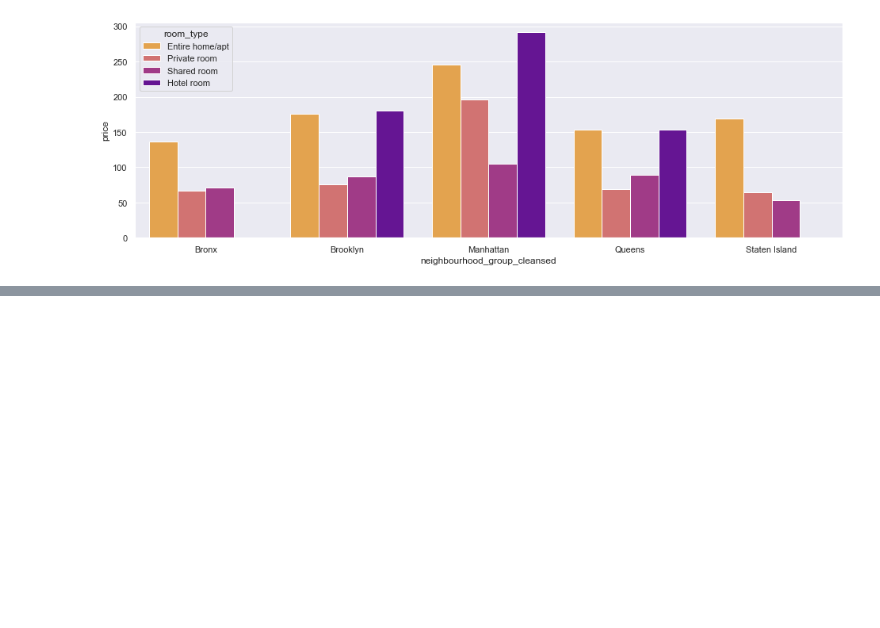
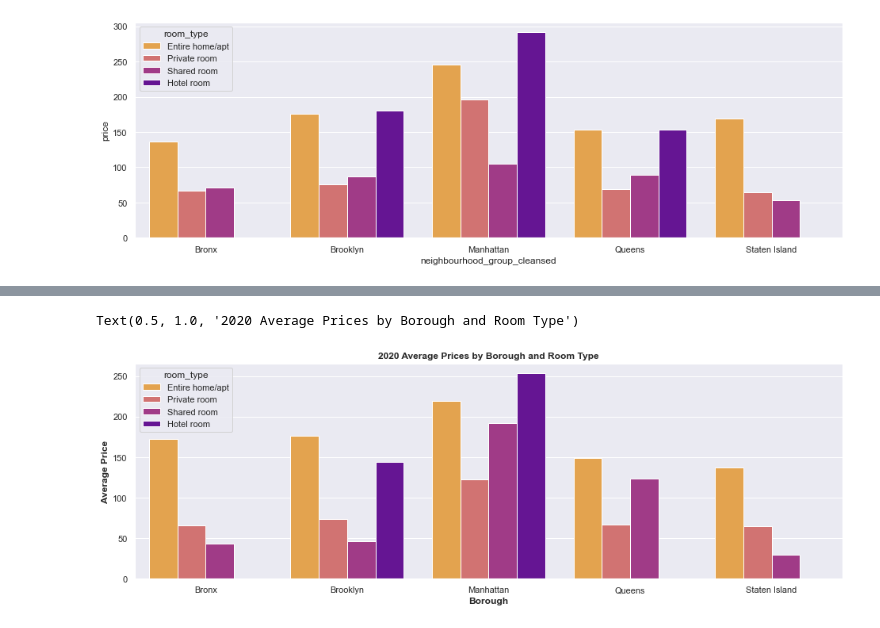
Before and after one commit to jon-ayala/JONATHANAYALA-CAPSTONE2, a Jupyter notebook: nyc-airbnb.ipynb, the cells around one changed output, grey strips where cells are left out. Saved outputs shown, nothing was run; the diff lists cells and outputs as text; code cells hidden in the pictures; blank space fills up the shorter version.

```diff
--- a/nyc-airbnb.ipynb
+++ b/nyc-airbnb.ipynb
@@ -444,0 +673,10 @@ ax = sns.barplot(x = 'neighbourhood_group_cleansed', y = 'price', hue = 'room_ty
+# %%
+sns.set(rc={'figure.figsize': (16, 5)})
+ax = sns.barplot(x = 'neighbourhood_group_cleansed', y = 'price', hue = 'room_type', data = avprices_19,
+                 palette ='plasma_r', ci = False)
+plt.xlabel('Borough', fontweight='bold')
+plt.ylabel('Average Price', fontweight='bold')
+plt.title('2020 Average Prices by Borough and Room Type', fontweight='bold')
+# %% [output]
+Text(0.5, 1.0, '2020 Average Prices by Borough and Room Type')
+[figure, added]
```
Also changed, not shown: parts of 69 cells of this notebook, 4 other files.
